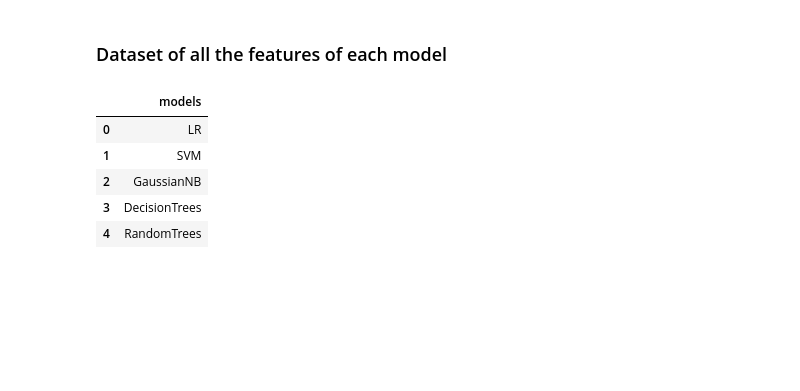
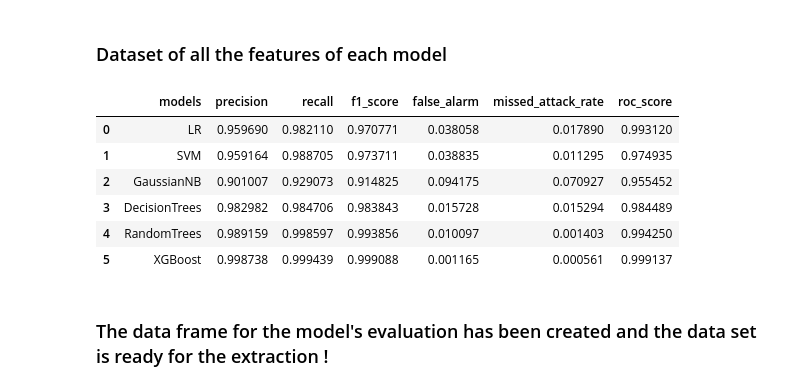
Before and after one commit to suzaladhikari/Network_Intrusion_Detector, a Jupyter notebook: Models/binaryclassifier.ipynb, the cells around one changed output. Drawn from its saved outputs; the diff is of its cells as text; code cells hidden in the pictures; blank space fills up the shorter version.

Commit message:
Model's evaluation dataset has been created

```diff
--- a/Models/binaryclassifier.ipynb
+++ b/Models/binaryclassifier.ipynb
@@ -149,6 +149,9 @@ plt.show()
 ### False Negative Rate
 svm_false_negative_rate = (false_negatives)/(false_negatives+ true_positives)
 svm_false_positive_rate = (false_positives)/(false_positives+true_negatives)
+
+
+svm_roc_score = roc_auc_score(y_test, svm_testing_pred)
 # %% [output]
 0.9591642278636086
 0.988704924933352
@@ -274,7 +277,7 @@ plt.show()
 
 ## Roc Curve
 
-random_roc = roc_auc_score(y_test, decision_testing_pred)
+decision_roc = roc_auc_score(y_test, decision_testing_pred)
 # %% [output]
               precision    recall  f1-score   support
 
@@ -325,9 +329,9 @@ print(random_report)
 random_evaluation = confusion_matrix(y_test, random_testing_pred)
 true_negatives, false_positives, false_negatives, true_positives = confusion_matrix(y_test, random_testing_pred).ravel()
 
-decision_false_positive_rate = (false_positives) /( false_positives + true_negatives) ## False Alarm Rate
+random_false_positive_rate = (false_positives) /( false_positives + true_negatives) ## False Alarm Rate
 
-decision_false_negative_rate = (false_negatives) / (false_negatives + true_positives) ## Missed Attack Rate
+random_false_negative_rate = (false_negatives) / (false_negatives + true_positives) ## Missed Attack Rate
 
 display = ConfusionMatrixDisplay(confusion_matrix=random_evaluation)
 display.plot(cmap='Blues')
@@ -400,9 +403,9 @@ plt.show()
 ## Fpr, tpr
 
 true_negatives, false_positives, false_negatives, true_positives = confusion_matrix(y_test, xgb_testing_pred).ravel()
-decision_false_positive_rate = (false_positives) /( false_positives + true_negatives) ## False Alarm Rate
+xgb_false_positive_rate = (false_positives) /( false_positives + true_negatives) ## False Alarm Rate
 
-decision_false_negative_rate = (false_negatives) / (false_negatives + true_positives) ## Missed Attack Rate
+xgb_false_negative_rate = (false_negatives) / (false_negatives + true_positives) ## Missed Attack Rate
 ## Roc Score
 
 xgb_roc_score = roc_auc_score(y_test, xgb_testing_pred)
@@ -420,17 +423,30 @@ weighted avg       1.00      1.00      1.00     29704
 ### Dataset of all the features of each model
 # %%
 models = ['LR', 'SVM', 'GaussianNB', 'DecisionTrees', 'RandomTrees', 'XGBoost']
-models_precision = [logit_precision,svm_precision, decision_precision,random_precision,xgb_precision]
+models_precision = [logit_precision,svm_precision, naive_precision, decision_precision,random_precision,xgb_precision]
+models_recall = [logit_recall, svm_recall,naive_recall, decision_recall,random_recall,xgb_recall]
+models_f1 = [logit_f1,svm_f1,naive_f1,decision_f1, random_f1, xgb_f1 ]
+models_fpr = [logit_false_positive_rate,svm_false_positive_rate, naive_false_positive_rate,decision_false_positive_rate,random_false_positive_rate,xgb_false_positive_rate ]
+models_fnr = [logit_false_negative_rate, svm_false_negative_rate,naive_false_negative_rate,decision_false_negative_rate,random_false_negative_rate,xgb_false_negative_rate]
+models_roc = [logit_roc_score,svm_roc_score,naive_roc_score,decision_roc, random_roc, xgb_roc_score]
 models_performance  = pd.DataFrame({
     'models': models,
-
+    'precision':models_precision,
+    'recall':models_recall,
+    'f1_score':models_f1,
+    'false_alarm':models_fpr,
+    'missed_attack_rate':models_fnr,
+    'roc_score':models_roc
 })
 
-models_performance.head(5)
+models_performance.head(6)
 # %% [output]
-|  | models |
-| 0 | LR |
-| 1 | SVM |
-| 2 | GaussianNB |
-| 3 | DecisionTrees |
-| 4 | RandomTrees |
+|  | models | precision | recall | f1_score | false_alarm | missed_attack_rate | roc_score |
+| 0 | LR | 0.959690 | 0.982110 | 0.970771 | 0.038058 | 0.017890 | 0.993120 |
+| 1 | SVM | 0.959164 | 0.988705 | 0.973711 | 0.038835 | 0.011295 | 0.974935 |
+| 2 | GaussianNB | 0.901007 | 0.929073 | 0.914825 | 0.094175 | 0.070927 | 0.955452 |
+| 3 | DecisionTrees | 0.982982 | 0.984706 | 0.983843 | 0.015728 | 0.015294 | 0.984489 |
+| 4 | RandomTrees | 0.989159 | 0.998597 | 0.993856 | 0.010097 | 0.001403 | 0.994250 |
+| 5 | XGBoost | 0.998738 | 0.999439 | 0.999088 | 0.001165 | 0.000561 | 0.999137 |
+# %% [markdown]
+### The data frame for the model's evaluation has been created and the data set is ready for the extraction !
```
Also changed, not shown: parts of 2 cells of this notebook.
